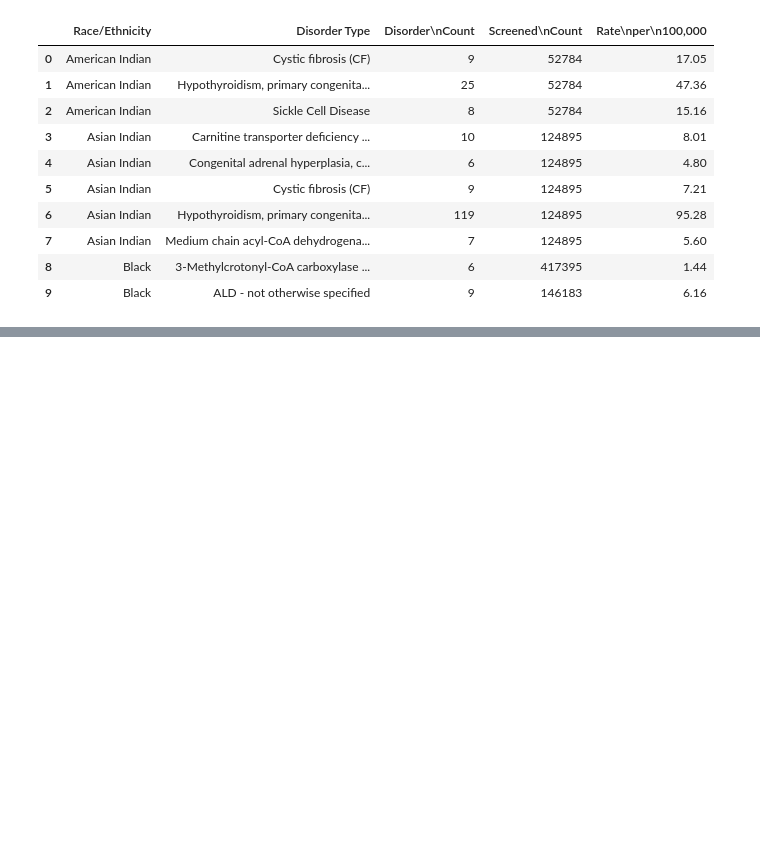
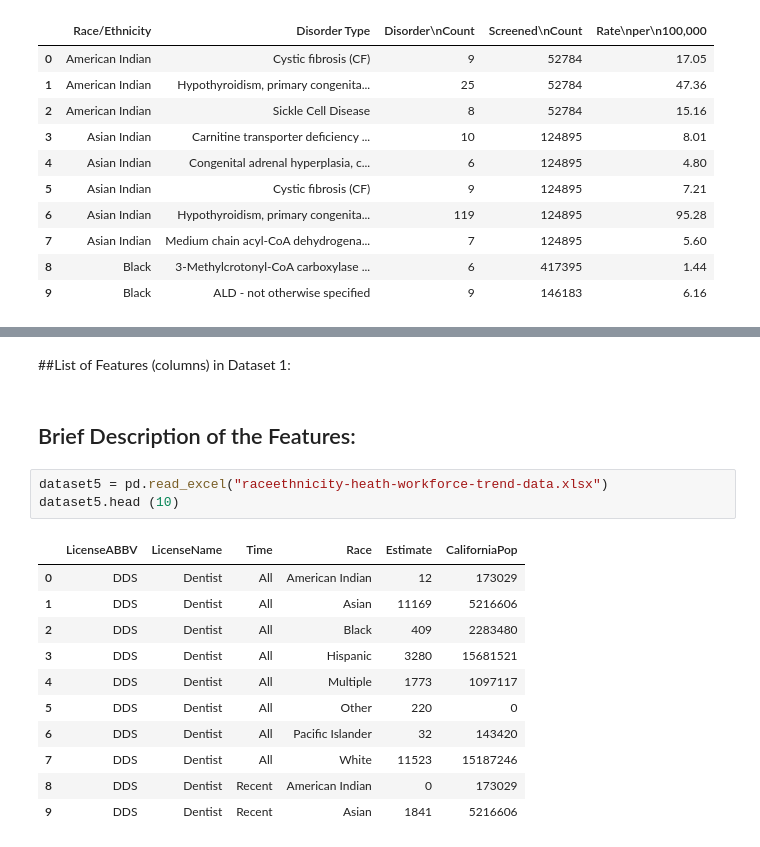
Before and after one commit to amnasyed1/datasci_1_loading, a Jupyter notebook: datasci_1_loading.ipynb, the cells around one changed output, grey strips where cells are left out. Saved outputs shown, nothing was run; the diff lists cells and outputs as text; blank space fills up the shorter version.

```diff
--- a/datasci_1_loading.ipynb
+++ b/datasci_1_loading.ipynb
@@ -38,0 +86,19 @@ dataset2.head (10)
+# %% [markdown]
+##List of Features (columns) in Dataset 1:
+# %% [markdown]
+## Brief Description of the Features:
+# %%
+dataset5 = pd.read_excel("raceethnicity-heath-workforce-trend-data.xlsx")
+dataset5.head (10)
+# %% [output]
+|  | LicenseABBV | LicenseName | Time | Race | Estimate | CaliforniaPop |
+| 0 | DDS | Dentist | All | American Indian | 12 | 173029 |
+| 1 | DDS | Dentist | All | Asian | 11169 | 5216606 |
+| 2 | DDS | Dentist | All | Black | 409 | 2283480 |
+| 3 | DDS | Dentist | All | Hispanic | 3280 | 15681521 |
+| 4 | DDS | Dentist | All | Multiple | 1773 | 1097117 |
+| 5 | DDS | Dentist | All | Other | 220 | 0 |
+| 6 | DDS | Dentist | All | Pacific Islander | 32 | 143420 |
+| 7 | DDS | Dentist | All | White | 11523 | 15187246 |
+| 8 | DDS | Dentist | Recent | American Indian | 0 | 173029 |
+| 9 | DDS | Dentist | Recent | Asian | 1841 | 5216606 |
```
Also changed, not shown: parts of 10 cells of this notebook.
